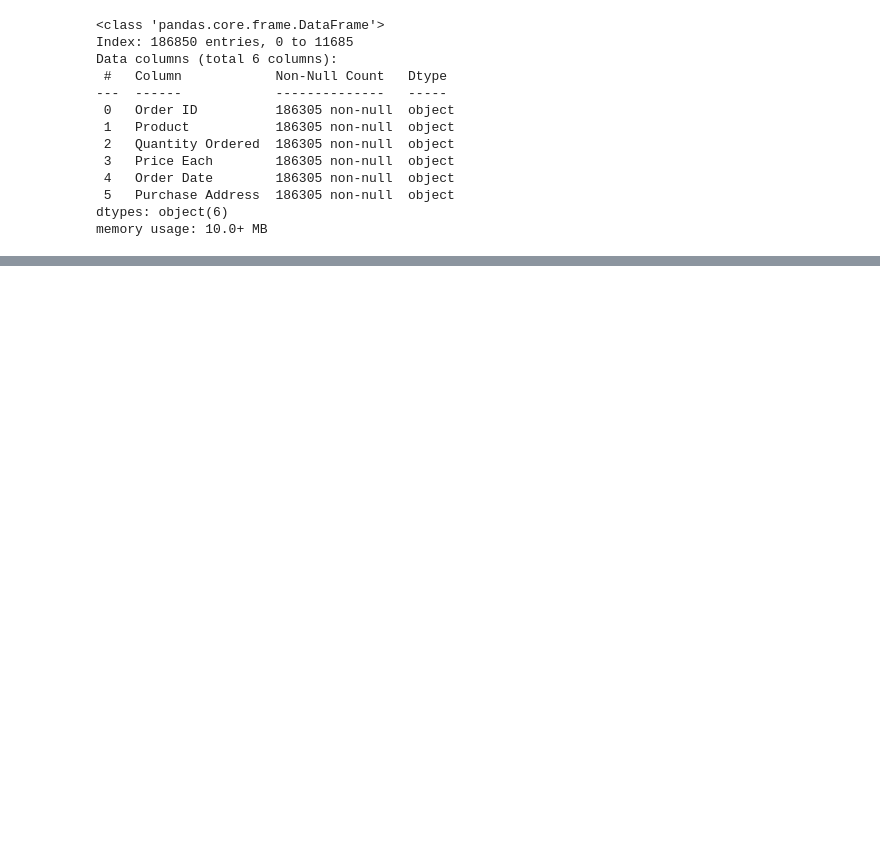
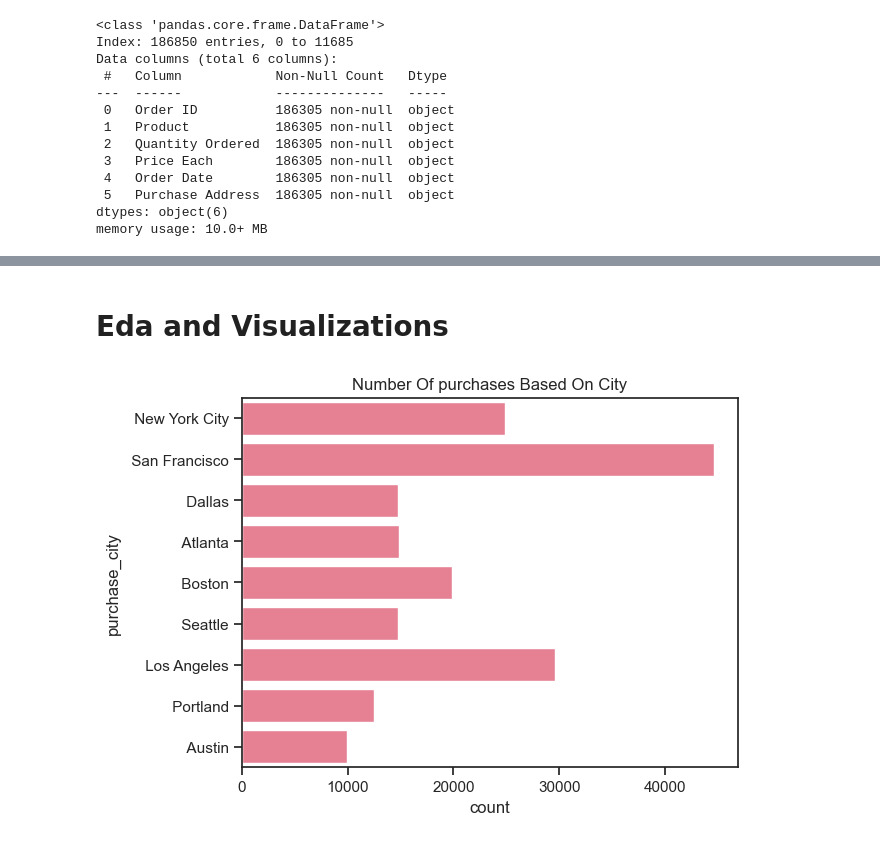
Before and after one commit to steve1-1269/sales-data-analysis, a Jupyter notebook: main.ipynb, the cells around one changed output, grey strips where cells are left out. Cells and saved outputs as stored; diff of their text form; code cells hidden in the pictures; blank space fills up the shorter version.

```diff
--- a/main.ipynb
+++ b/main.ipynb
@@ -50,0 +207,9 @@ dtype: int64
+# %%
+df['Total_sales_price']= df['Quantity Ordered'] * df['Price Each']
+df['purchase_city']= df['Purchase Address'].str.split(',').str.get(1)
+df['postal_code']= df['Purchase Address'].str.slice(-5)
+df['State']= df['Purchase Address'].str.slice(start=-8, stop=-6)
+# %%
+df['day']= df.index.day_name()
+df['month']= df.index.month_name()
+df['year']= df.index.year
@@ -50,0 +226,11 @@ dtype: int64
+# %% [markdown]
+# Eda and Visualizations
+# %%
+plt.Figure(figsize=(6.4, 4.6))
+
+sns.countplot(data=df, y= 'purchase_city')
+plt.title('Number Of purchases Based On City')
+
+plt.show()
+# %% [output]
+[figure, added]
```
Also changed, not shown: parts of 24 cells of this notebook.
